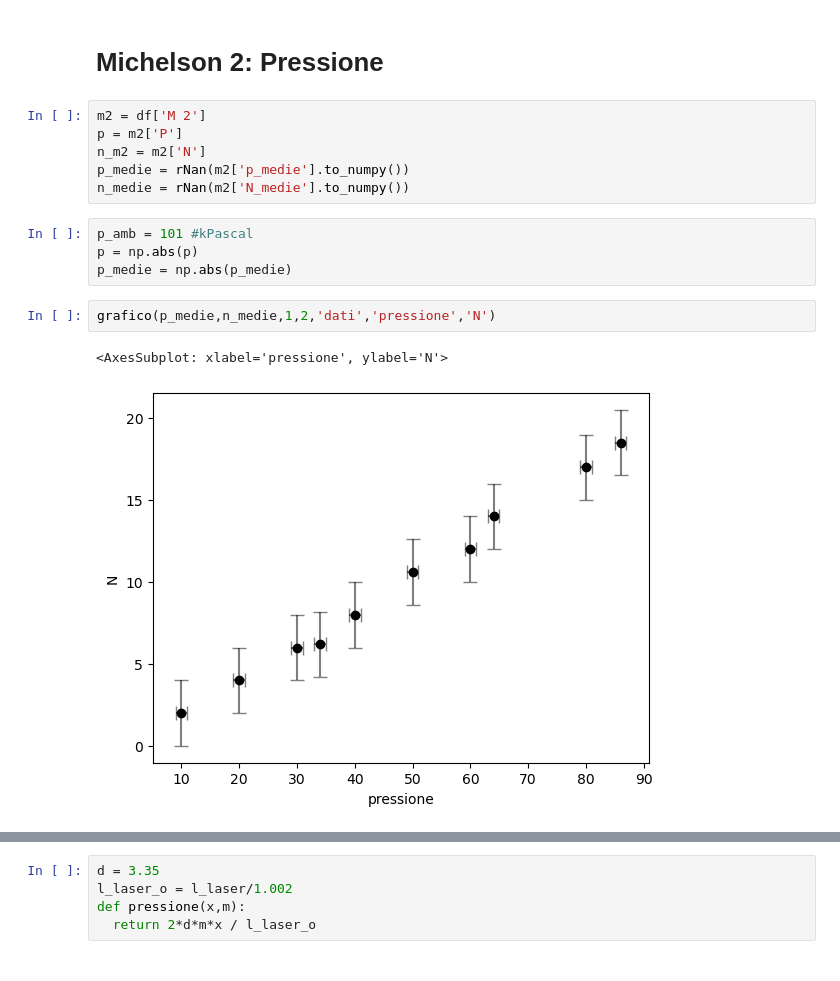
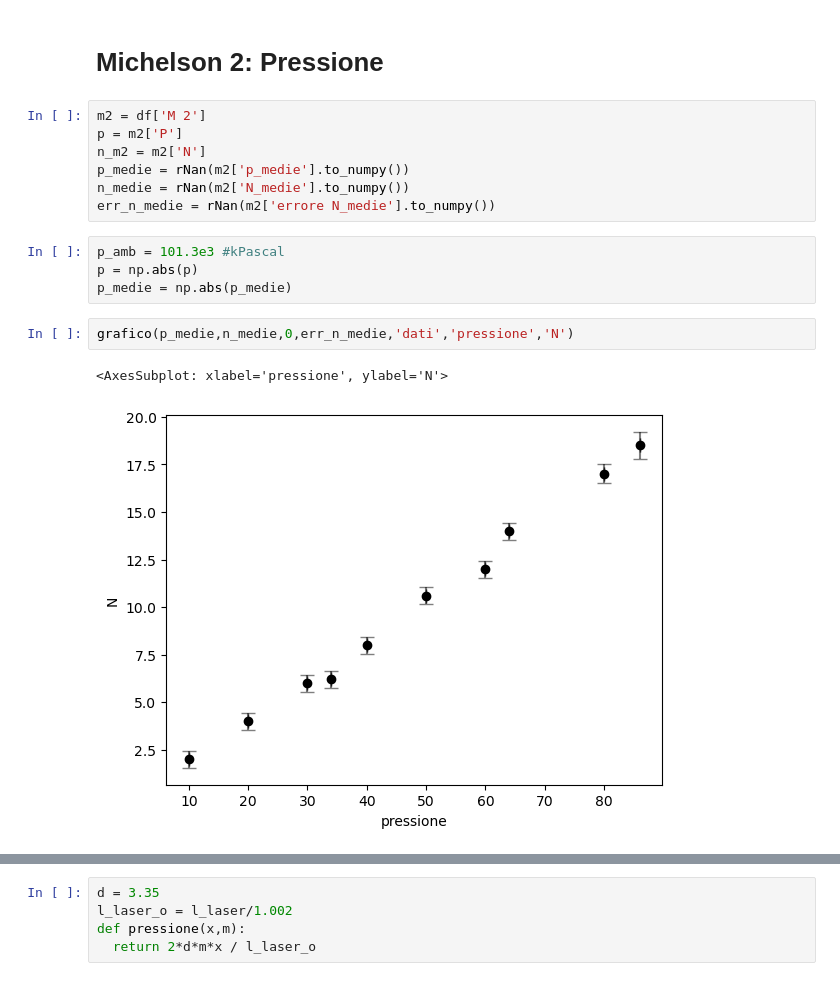
Before and after one commit to Yedi278/Lab2, a Jupyter notebook: Interferometro/Interferometro.ipynb, the cells around one changed output, grey strips where cells are left out. Saved outputs shown, nothing was run; the diff lists cells and outputs as text.

```diff
--- a/Interferometro/Interferometro.ipynb
+++ b/Interferometro/Interferometro.ipynb
@@ -554,12 +554,13 @@ p = m2['P']
 n_m2 = m2['N']
 p_medie = rNan(m2['p_medie'].to_numpy())
 n_medie = rNan(m2['N_medie'].to_numpy())
+err_n_medie = rNan(m2['errore N_medie'].to_numpy())
 # %%
-p_amb = 101 #kPascal
+p_amb = 101.3e3 #kPascal
 p = np.abs(p)
 p_medie = np.abs(p_medie)
 # %%
-grafico(p_medie,n_medie,1,2,'dati','pressione','N')
+grafico(p_medie,n_medie,0,err_n_medie,'dati','pressione','N')
 # %% [output]
 <AxesSubplot: xlabel='pressione', ylabel='N'>
-[figure, old version]
+[figure, new version]
```
Also changed, not shown: parts of 9 cells of this notebook, 4 other files.
